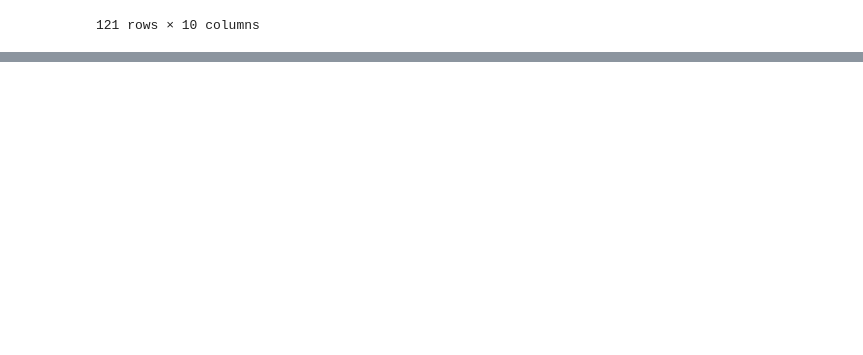
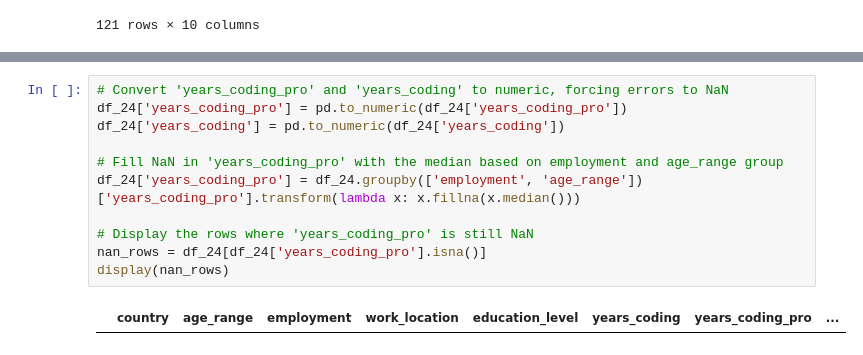
Before and after one commit to philippe2023/salary-predictor-ml, a Jupyter notebook: notebooks/workbook_1.ipynb, the cells around one changed output, grey strips where cells are left out. Drawn from its saved outputs; the diff is of its cells as text; blank space fills up the shorter version.

```diff
--- a/notebooks/workbook_1.ipynb
+++ b/notebooks/workbook_1.ipynb
@@ -495,0 +515,13 @@ display(nan_rows)
+# %%
+# Convert 'years_coding_pro' and 'years_coding' to numeric, forcing errors to NaN
+df_24['years_coding_pro'] = pd.to_numeric(df_24['years_coding_pro'])
+df_24['years_coding'] = pd.to_numeric(df_24['years_coding'])
+
+# Fill NaN in 'years_coding_pro' with the median based on employment and age_range group
+df_24['years_coding_pro'] = df_24.groupby(['employment', 'age_range'])['years_coding_pro'].transform(lambda x: x.fillna(x.median()))
+
+# Display the rows where 'years_coding_pro' is still NaN
+nan_rows = df_24[df_24['years_coding_pro'].isna()]
+display(nan_rows)
+# %% [output]
+|  | country | age_range | employment | work_location | education_level | years_coding | years_coding_pro | ... |
```
Also changed, not shown: parts of 16 cells of this notebook, 1 other file.
